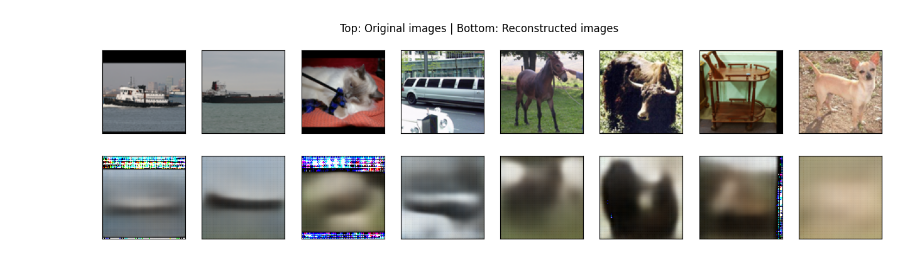
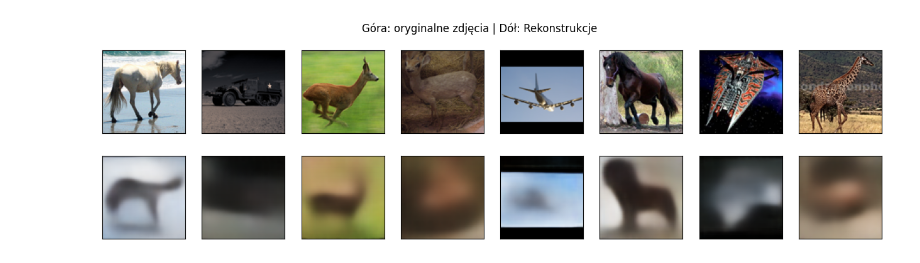
Before and after one commit to LukiLenkiewicz/representation-learning-methods, a Jupyter notebook: notebooks/reconstruction.ipynb, the cells around one changed output. Drawn from its saved outputs; the diff is of its cells as text; code cells hidden in the pictures.

```diff
--- a/notebooks/reconstruction.ipynb
+++ b/notebooks/reconstruction.ipynb
@@ -13,10 +13,10 @@ preprocess = transforms.Compose(
     ]
 )
 
-data_module = ReconstructionDataModule(preprocess, "../data", batch_size=8)
+data_module = ReconstructionDataModule("../data", preprocess, batch_size=8)
 data_module.setup()
 
-training_module = LatentFlowPretrainingModule.load_from_checkpoint("../models/big-flow/latent-flow-large.ckpt")
+training_module = LatentFlowPretrainingModule.load_from_checkpoint("../models/big-flow/latent-flow-large-2.ckpt")
 # %%
 import matplotlib.pyplot as plt
 # %%
@@ -24,31 +24,31 @@ dl = data_module.train_dataloader()
 # %%
 device = "cuda"
 
 with torch.no_grad():
     data_iter = iter(dl)
     images, _ = next(data_iter)
     images = images.to(device, dtype=torch.float32)
     z = training_module.encoder(images)
     recons = training_module.decoder(z)
 
     images = images.cpu()
     recons = recons.cpu()
 
     images = images * 255
     recons = recons * 255
 
     images = images.byte()
     recons = recons.byte()
 
     # Plot original images
     fig, axes = plt.subplots(nrows=2, ncols=8, sharex=True, sharey=True, figsize=(16, 4))
     for imgs, row in zip([images, recons], axes):
         for img, ax in zip(imgs, row):
             ax.imshow(img.permute(1, 2, 0).numpy().astype('uint8'))
             ax.get_xaxis().set_visible(False)
             ax.get_yaxis().set_visible(False)
 
-    fig.suptitle('Top: Original images | Bottom: Reconstructed images')
+    fig.suptitle('Góra: oryginalne zdjęcia | Dół: Rekonstrukcje')
     plt.show()
 # %% [output]
-[figure, old version]
+[figure, new version]
```
Also changed, not shown: 12 other files.
